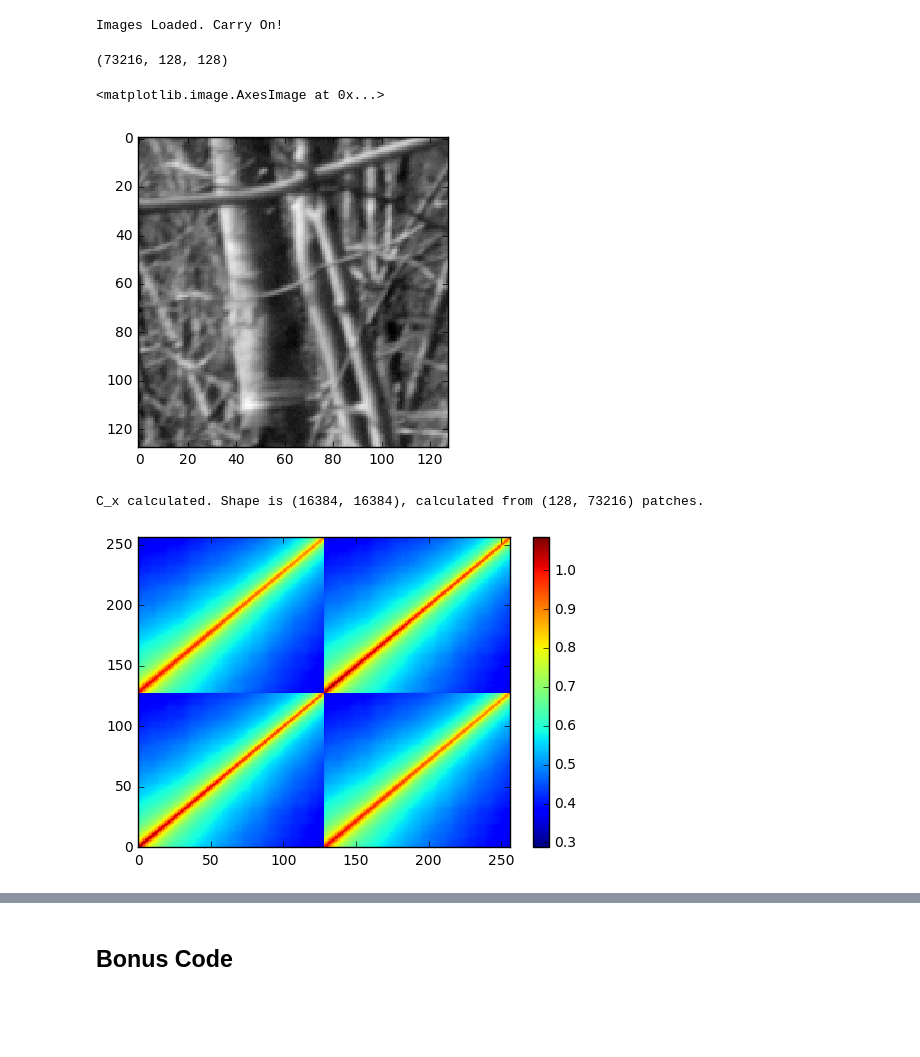
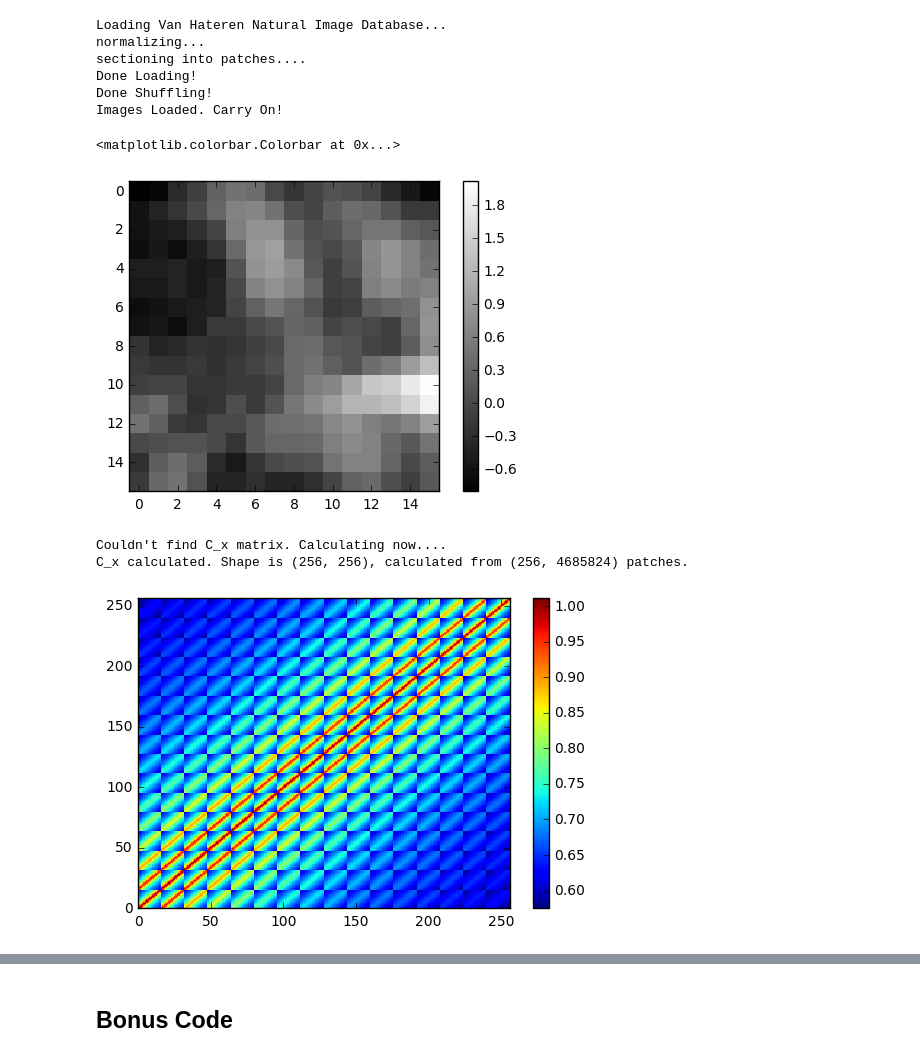
Before and after one commit to vdutell/karklinsimoncelli2011, a Jupyter notebook: Reimplementing Model - Karklin & Simoncelli 2011 .ipynb, the cells around one changed output, grey strips where cells are left out. Cells and saved outputs as stored; diff of their text form; code cells hidden in the pictures; blank space fills up the shorter version.

```diff
--- a/Reimplementing Model - Karklin & Simoncelli 2011 .ipynb
+++ b/Reimplementing Model - Karklin & Simoncelli 2011 .ipynb
@@ -13,7 +13,7 @@ import utils.imreadin as imr
 # %%
 # Model Parameters
 nneurons = 100
-patchsize = 128
+patchsize = 16
 batchsize = 101
 iterations = 10
 testiterations = 100
@@ -21,6 +21,7 @@ testiterations = 100
 #noise - these Prateek is interested in changing to removed iid asumption
 noisexsigma = 0.4 #1e-4
 noisersigma = 2 #1e-4
+
 
 #to keep covariance matrix small for now
 npatchestotal =  iterations*batchsize #np.int(1e6)
@@ -62,14 +63,18 @@ print("Images Loaded. Carry On!")
 #np.save(f,vhims)
 #f.close()
 # %% [output]
+Loading Van Hateren Natural Image Database...
+normalizing...
+sectioning into patches....
+Done Loading!
+Done Shuffling!
 Images Loaded. Carry On!
 # %%
 plt.imshow(vhims.images[340],cmap='gray',interpolation='none')
-plt.colorbr()
+plt.colorbar()
 # %% [output]
-(73216, 128, 128)
+<matplotlib.colorbar.Colorbar at 0x...>
-<matplotlib.image.AxesImage at 0x...>
-[figure, old version]
+[figure, new version]
 # %%
 #covariance parameters
 
@@ -103,8 +108,9 @@ plt.colorbar()
 cnx = np.eye(patchsize**2) * noisexsigma**2
 cnr = np.eye(nneurons) * noisersigma**2
 # %% [output]
-C_x calculated. Shape is (16384, 16384), calculated from (128, 73216) patches.
+Couldn't find C_x matrix. Calculating now....
+C_x calculated. Shape is (256, 256), calculated from (256, 4685824) patches.
-[figure, old version]
+[figure, new version]
 # %%
 #plt.pcolormesh(cx[0:32,200:256])
 plt.pcolormesh(cx[0:patchsize,0:patchsize])
```
Also changed, not shown: parts of 3 cells of this notebook.
